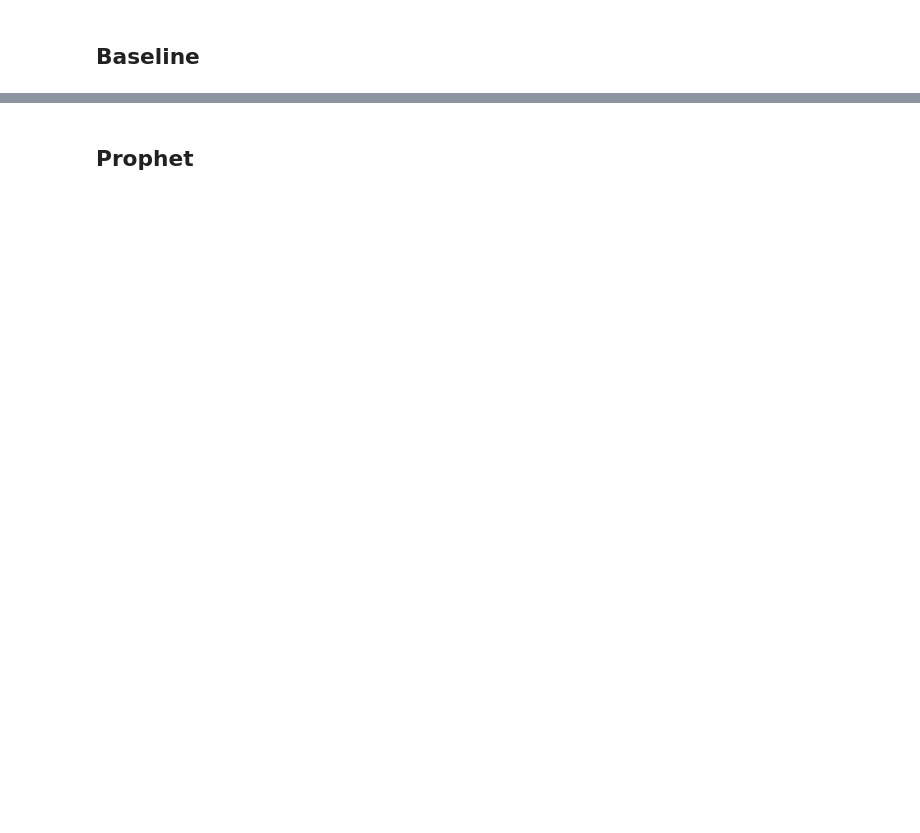
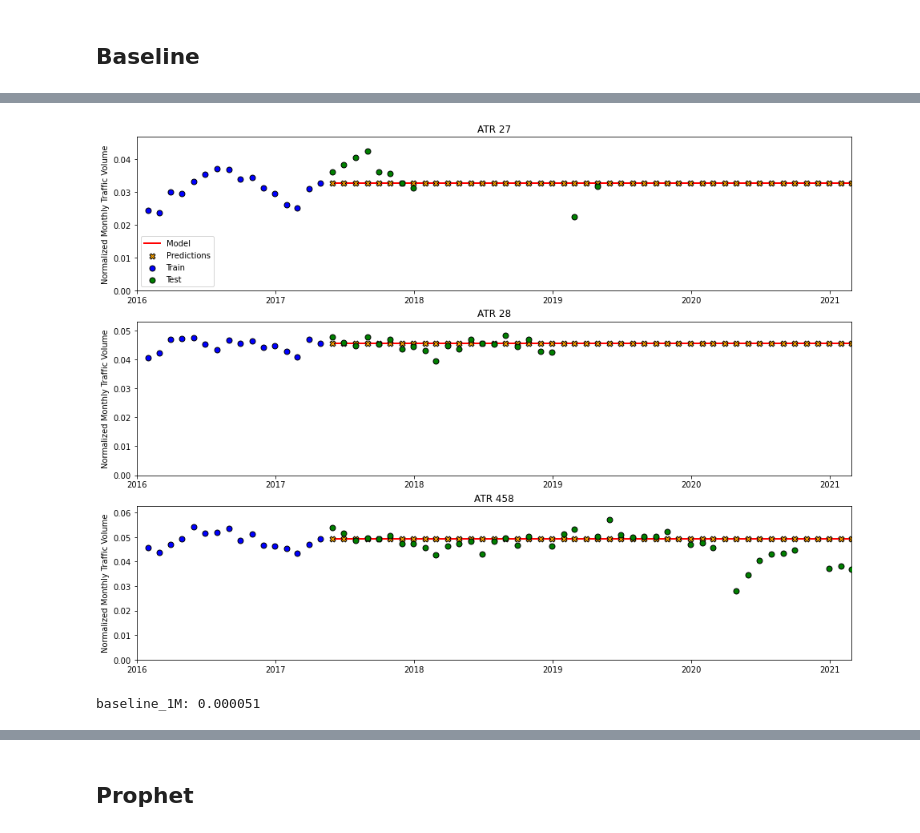
Before and after one commit to nmwodarz/traffic-project, a Jupyter notebook: Capstone 3 - Modeling.ipynb, the cells around one changed output, grey strips where cells are left out. Cells and saved outputs as stored; diff of their text form; code cells hidden in the pictures; blank space fills up the shorter version.

```diff
--- a/Capstone 3 - Modeling.ipynb
+++ b/Capstone 3 - Modeling.ipynb
@@ -691 +964,16 @@ baseline_1M.plot()
+# %%
+plot_range = dt.date(2016,1,1), dt.date(2021,2,28)
+baseline_1M.plot(plot_cols, x_range='custom', date_range=plot_range)
+# %% [output]
+[figure, added]
+# %%
+scores = {}
+def print_score(m):
+    print(f'{m.name}: {scores[m.name]:0.6f}')
+def add_score(m):
+    scores[m.name] = m.score()
+    print_score(m)
+add_score(baseline_1M)
+# %% [output]
+baseline_1M: 0.000051
 # %%
```
Also changed, not shown: parts of 66 cells of this notebook.
